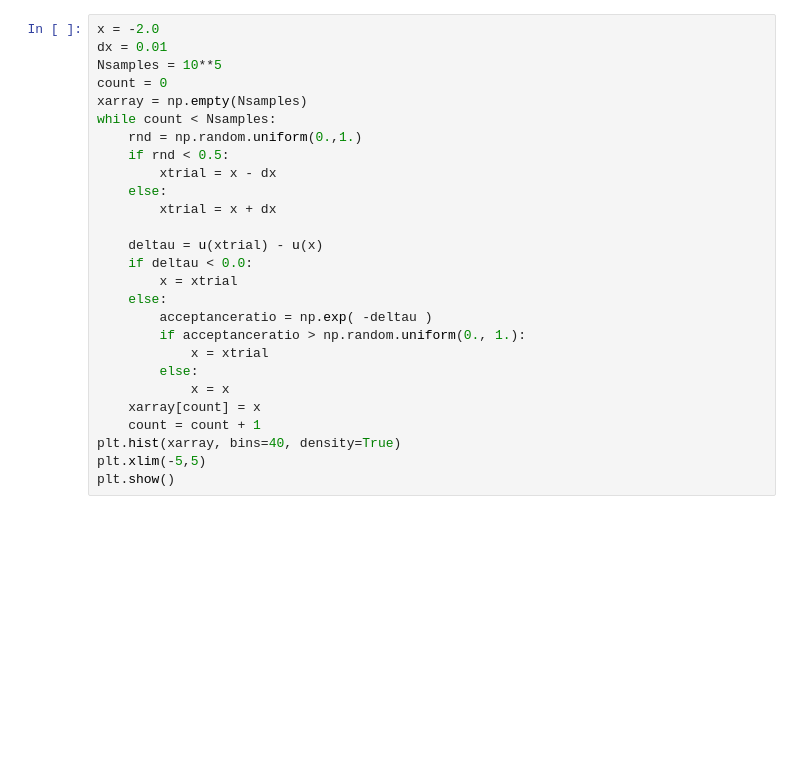
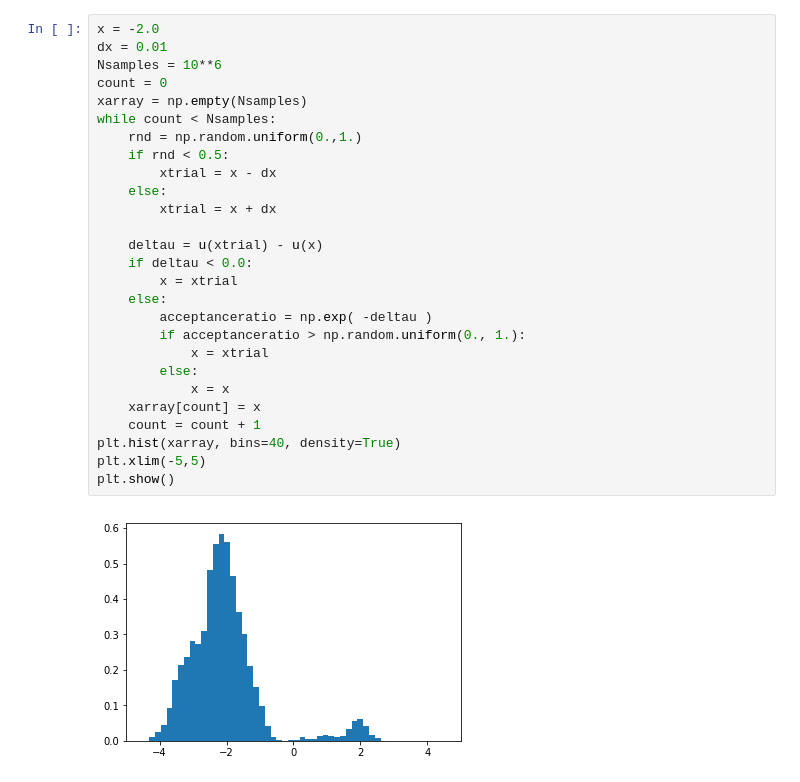
Before and after one commit to samuelymei/freeenergy, a Jupyter notebook: notes/a_drunkard_in_a_double_well_potential.ipynb, the cells around one changed output. Drawn from its saved outputs; the diff is of its cells as text; blank space fills up the shorter version.

```diff
--- a/notes/a_drunkard_in_a_double_well_potential.ipynb
+++ b/notes/a_drunkard_in_a_double_well_potential.ipynb
@@ -15,27 +17,29 @@ plt.show()
 # %%
 x = -2.0
 dx = 0.01
-Nsamples = 10**5
+Nsamples = 10**6
 count = 0
 xarray = np.empty(Nsamples)
 while count < Nsamples:
     rnd = np.random.uniform(0.,1.)
     if rnd < 0.5:
         xtrial = x - dx
     else:
         xtrial = x + dx
 
     deltau = u(xtrial) - u(x)
     if deltau < 0.0:
         x = xtrial
     else:
         acceptanceratio = np.exp( -deltau )
         if acceptanceratio > np.random.uniform(0., 1.):
             x = xtrial
         else:
             x = x
     xarray[count] = x
     count = count + 1
 plt.hist(xarray, bins=40, density=True)
 plt.xlim(-5,5)
 plt.show()
+# %% [output]
+[figure, added]
```
Also changed, not shown: parts of 1 cell of this notebook, 4 other files.
